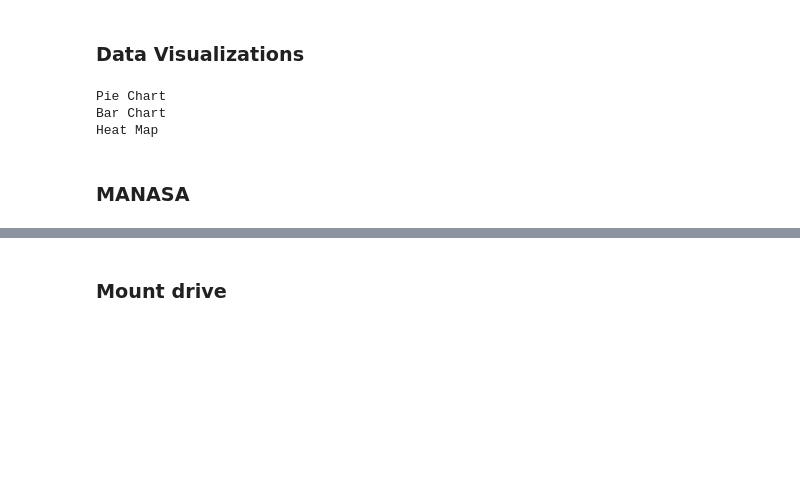
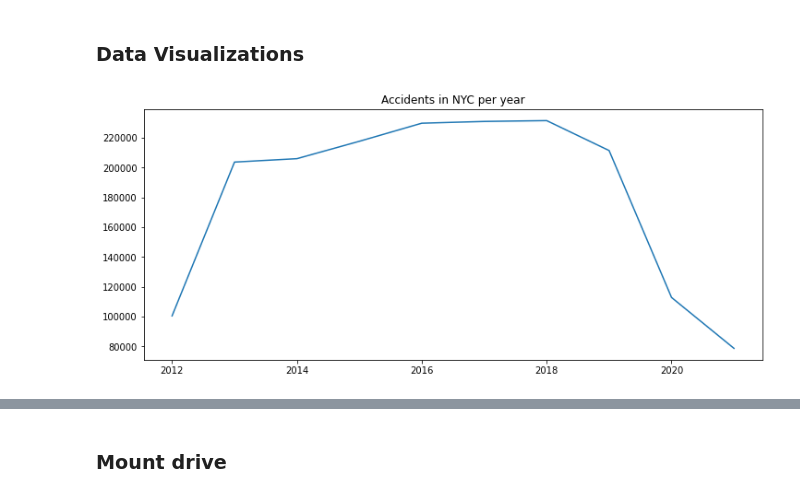
Before and after one commit to sudheendrakatikar/cmpe255-project, a Jupyter notebook: maincode.ipynb, the cells around one changed output, grey strips where cells are left out. Saved outputs shown, nothing was run; the diff lists cells and outputs as text; code cells hidden in the pictures; blank space fills up the shorter version.

Commit message:
Cleaning code - adding visualizations

```diff
--- a/maincode.ipynb
+++ b/maincode.ipynb
@@ -178,21 +138,15 @@ display(data)
 1291828 rows × 29 columns
 # %% [markdown]
 ### Data Visualizations
-# %%
-#Analyzing Data
-print("Pie Chart")
-#pieChart(data)
-
-print("Bar Chart")
-#barChart(data)
-
-print("Heat Map")
-#heatmap(data)
-
-#association_analysis(data)
-# %% [output]
-Pie Chart
-Bar Chart
-Heat Map
-# %% [markdown]
-### MANASA
+# %%
+#This section contains code for data visualizations
+#Load the dataframe into a dataframe to ensure the data is unmodified from previous sections
+data = load_data('/content/drive/Shareddrives/CMPE_255/255_Project/motor_vehicle_collisions_crashes.csv')
+# %%
+# Graph for accidents per year
+
+yearly = pd.Series([ datetime.strptime(date, '%m/%d/%Y').year for date in data['CRASH DATE'] ]).value_counts().sort_index()
+yearly_plot = yearly.plot(kind='line', title='Accidents in NYC per year', figsize=(12, 5))
+yearly_plot.figure.savefig('/content/drive/Shareddrives/CMPE_255/255_Project/img/Accidents_in_NYC_per_year.png', facecolor='white')
+# %% [output]
+[figure, added]
```
Also changed, not shown: parts of 18 cells of this notebook.
